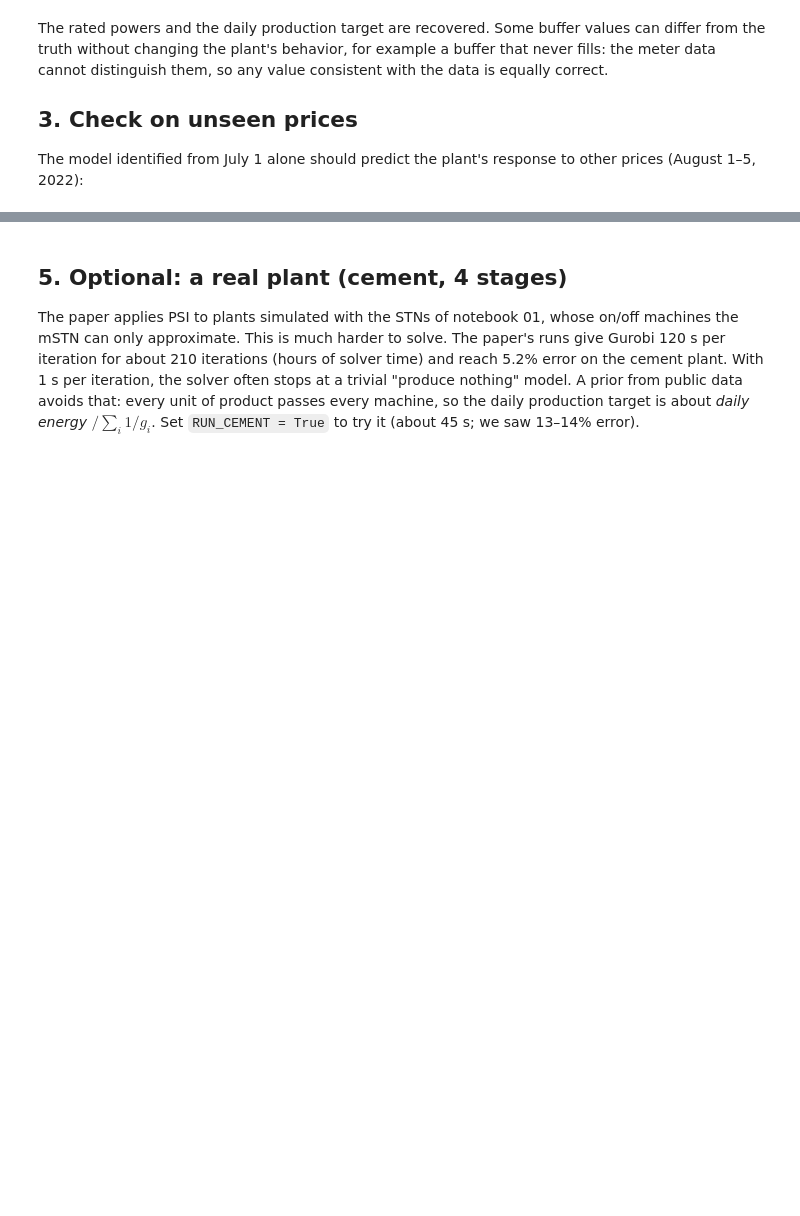
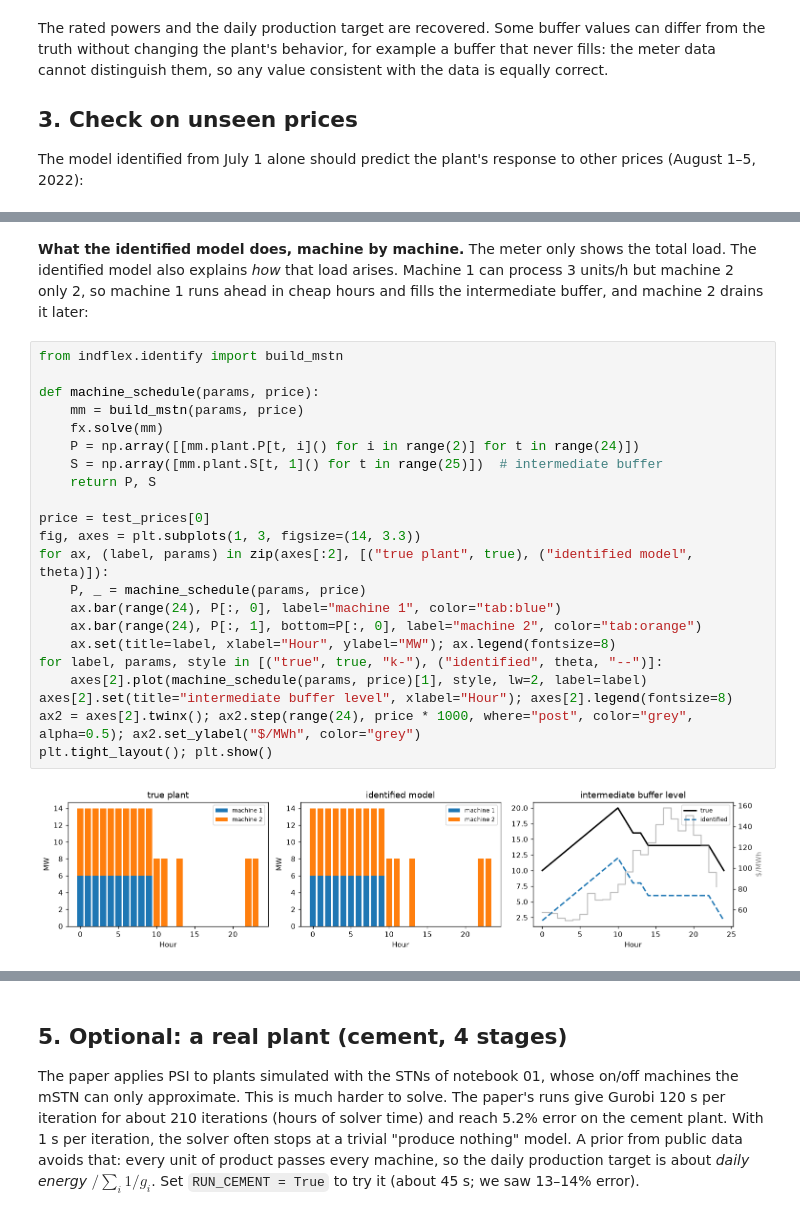
Before and after one commit to ruikelyu/indflex, a Jupyter notebook: notebooks/03_psi.ipynb, the cells around one changed output, grey strips where cells are left out. Cells and saved outputs as stored; diff of their text form; blank space fills up the shorter version.

```diff
--- a/notebooks/03_psi.ipynb
+++ b/notebooks/03_psi.ipynb
@@ -126,0 +127,26 @@ test nRMSE: 0.00%
+# %% [markdown]
+**What the identified model does, machine by machine.** The meter only shows the total load. The identified model also explains *how* that load arises. Machine 1 can process 3 units/h but machine 2 only 2, so machine 1 runs ahead in cheap hours and fills the intermediate buffer, and machine 2 drains it later:
+# %%
+from indflex.identify import build_mstn
+
+def machine_schedule(params, price):
+    mm = build_mstn(params, price)
+    fx.solve(mm)
+    P = np.array([[mm.plant.P[t, i]() for i in range(2)] for t in range(24)])
+    S = np.array([mm.plant.S[t, 1]() for t in range(25)])  # intermediate buffer
+    return P, S
+
+price = test_prices[0]
+fig, axes = plt.subplots(1, 3, figsize=(14, 3.3))
+for ax, (label, params) in zip(axes[:2], [("true plant", true), ("identified model", theta)]):
+    P, _ = machine_schedule(params, price)
+    ax.bar(range(24), P[:, 0], label="machine 1", color="tab:blue")
+    ax.bar(range(24), P[:, 1], bottom=P[:, 0], label="machine 2", color="tab:orange")
+    ax.set(title=label, xlabel="Hour", ylabel="MW"); ax.legend(fontsize=8)
+for label, params, style in [("true", true, "k-"), ("identified", theta, "--")]:
+    axes[2].plot(machine_schedule(params, price)[1], style, lw=2, label=label)
+axes[2].set(title="intermediate buffer level", xlabel="Hour"); axes[2].legend(fontsize=8)
+ax2 = axes[2].twinx(); ax2.step(range(24), price * 1000, where="post", color="grey", alpha=0.5); ax2.set_ylabel("$/MWh", color="grey")
+plt.tight_layout(); plt.show()
+# %% [output]
+[figure, added]
```
Also changed, not shown: parts of 7 cells of this notebook, 22 other files.
